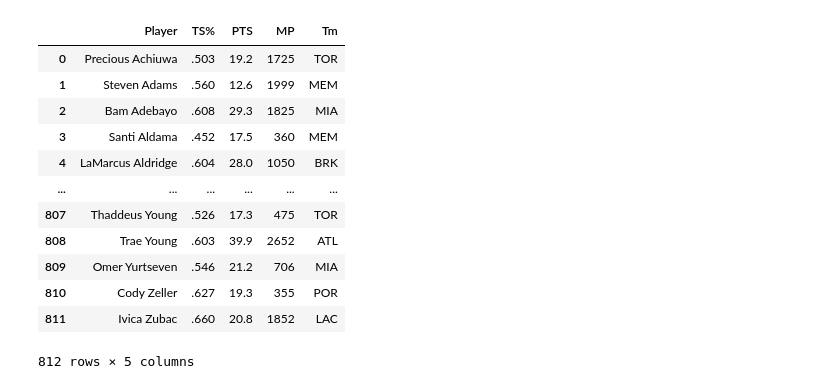
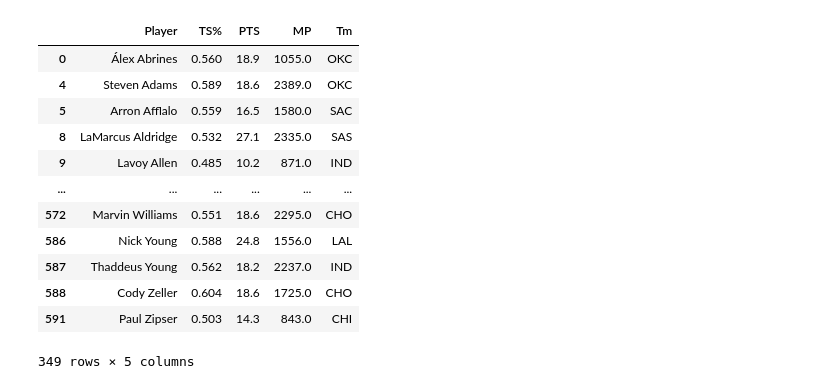
Before and after one commit to gabriel1200/public_data, a Jupyter notebook: true_shooting.ipynb, the cells around one changed output. Cells and saved outputs as stored; diff of their text form; code cells hidden in the pictures.

```diff
--- a/true_shooting.ipynb
+++ b/true_shooting.ipynb
@@ -32,15 +21,19 @@ def get_table(link_1,link_2):
     df = pd.read_html(link_1)[0]
     df_2 = pd.read_html(link_2)[0]
     df = df.dropna(subset = ['MP'])
-    df_2 = df_2.dropna(subset = ['MP'])
+    df_2 = df_2.dropna(subset = ['MP','TS%'])
     df = df[df['MP'] != 'MP']
     df_2 = df_2[df_2['MP'] != 'MP']
     final_df = df.merge(df_2)
-    final_df['MP'] = final_df['MP'].astype(int)
-    #final_df = final_df[final_df['MP'] >700]
+    final_df['MP'] = final_df['MP'].astype(float)
+    final_df['PTS'] = final_df['PTS'].astype(float)
+    final_df['TS%'] = final_df['TS%'].astype(float)
+    final_df = final_df[final_df['MP'] >700]
 
     final_df = final_df.drop(columns = ['Unnamed: 24','Unnamed: 29','Unnamed: 19'])
     send_df = final_df[['Player','TS%','PTS','MP','Tm']]
+
+
     return send_df
 
 def main(my_dict):
@@ -48,10 +41,18 @@ def main(my_dict):
     df = get_table()
     return df.to_dict()
 # %%
-link_1 ='https://www.basketball-reference.com/leagues/NBA_2022_per_poss.html#per_poss_stats'
-link_2 = 'https://www.basketball-reference.com/leagues/NBA_2022_advanced.html#advanced_stat'
+link_1 ='https://www.basketball-reference.com/leagues/NBA_2011_per_poss.html#per_poss_stats'
+link_2 = 'https://www.basketball-reference.com/leagues/NBA_2011_advanced.html#advanced_stat'
 
 df = pd.read_html(link_1)[0]
 df_2 = pd.read_html(link_2)[0]
 
 #df_2 = df_2.dropna()
+# %%
+tables = []
+for i in range(2010,2023):
+    link_1 ='https://www.basketball-reference.com/leagues/NBA_'+str(i)+'_per_poss.html#per_poss_stats'
+    link_2 = 'https://www.basketball-reference.com/leagues/NBA_'+str(i)+'_advanced.html#advanced_stat'
+
+    df = get_table(link_1,link_2)
+    tables.append(df)
@@ -58,17 +75,17 @@ df_2 = pd.read_html(link_2)[0]
 # %%
-df = get_table(link_1,link_2)
+df = tables[7]
 df
 # %% [output]
 |  | Player | TS% | PTS | MP | Tm |
-| 0 | Precious Achiuwa | .503 | 19.2 | 1725 | TOR |
-| 1 | Steven Adams | .560 | 12.6 | 1999 | MEM |
-| 2 | Bam Adebayo | .608 | 29.3 | 1825 | MIA |
-| 3 | Santi Aldama | .452 | 17.5 | 360 | MEM |
-| 4 | LaMarcus Aldridge | .604 | 28.0 | 1050 | BRK |
+| 0 | Álex Abrines | 0.560 | 18.9 | 1055.0 | OKC |
+| 4 | Steven Adams | 0.589 | 18.6 | 2389.0 | OKC |
+| 5 | Arron Afflalo | 0.559 | 16.5 | 1580.0 | SAC |
+| 8 | LaMarcus Aldridge | 0.532 | 27.1 | 2335.0 | SAS |
+| 9 | Lavoy Allen | 0.485 | 10.2 | 871.0 | IND |
 | ... | ... | ... | ... | ... | ... |
-| 807 | Thaddeus Young | .526 | 17.3 | 475 | TOR |
-| 808 | Trae Young | .603 | 39.9 | 2652 | ATL |
-| 809 | Omer Yurtseven | .546 | 21.2 | 706 | MIA |
-| 810 | Cody Zeller | .627 | 19.3 | 355 | POR |
-| 811 | Ivica Zubac | .660 | 20.8 | 1852 | LAC |
+| 572 | Marvin Williams | 0.551 | 18.6 | 2295.0 | CHO |
+| 586 | Nick Young | 0.588 | 24.8 | 1556.0 | LAL |
+| 587 | Thaddeus Young | 0.562 | 18.2 | 2237.0 | IND |
+| 588 | Cody Zeller | 0.604 | 18.6 | 1725.0 | CHO |
+| 591 | Paul Zipser | 0.503 | 14.3 | 843.0 | CHI |
-812 rows × 5 columns
+349 rows × 5 columns
```
Also changed, not shown: parts of 12 cells of this notebook.
